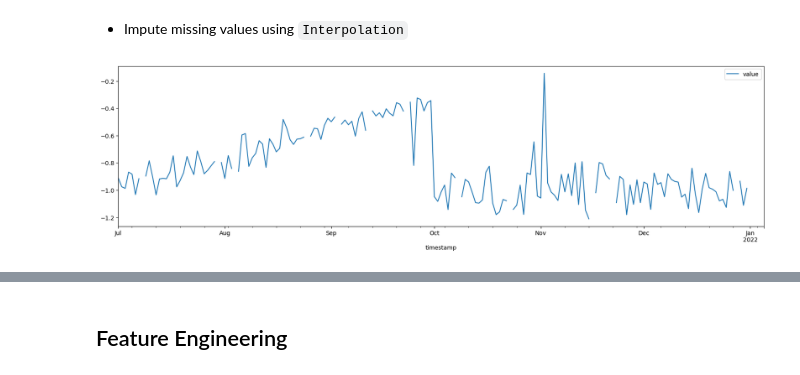
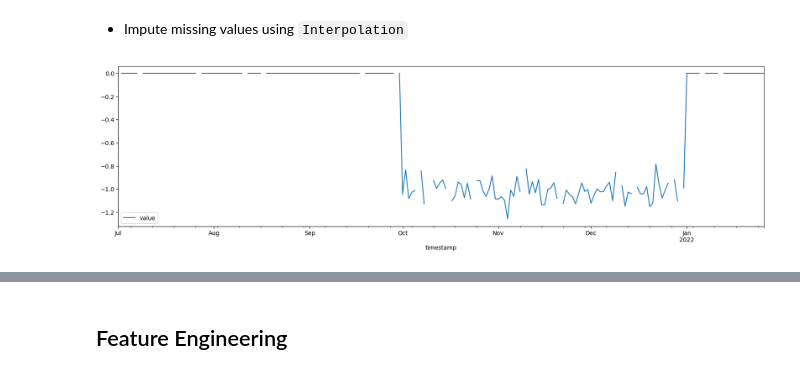
Before and after one commit to MMostafa-Hub/time-series-forecaster, a Jupyter notebook: notebooks/preprocessing.ipynb, the cells around one changed output, grey strips where cells are left out. Cells and saved outputs as stored; diff of their text form; code cells hidden in the pictures.

```diff
--- a/notebooks/preprocessing.ipynb
+++ b/notebooks/preprocessing.ipynb
@@ -108,12 +108,12 @@ plt.show()
 # %% [markdown]
 - Impute missing values using `Interpolation`
 # %%
-sample_dataset = datasets[3].copy()
+sample_dataset = datasets[13].copy()
 
 sample_dataset.plot(figsize=(20, 5))
 plt.show()
 # %% [output]
-[figure, old version]
+[figure, new version]
 # %%
 class InterpolationTransformer(BaseEstimator, TransformerMixin):
     def __init__(self, method="linear", order=None):
```
Also changed, not shown: parts of 11 cells of this notebook, 4 other files.
